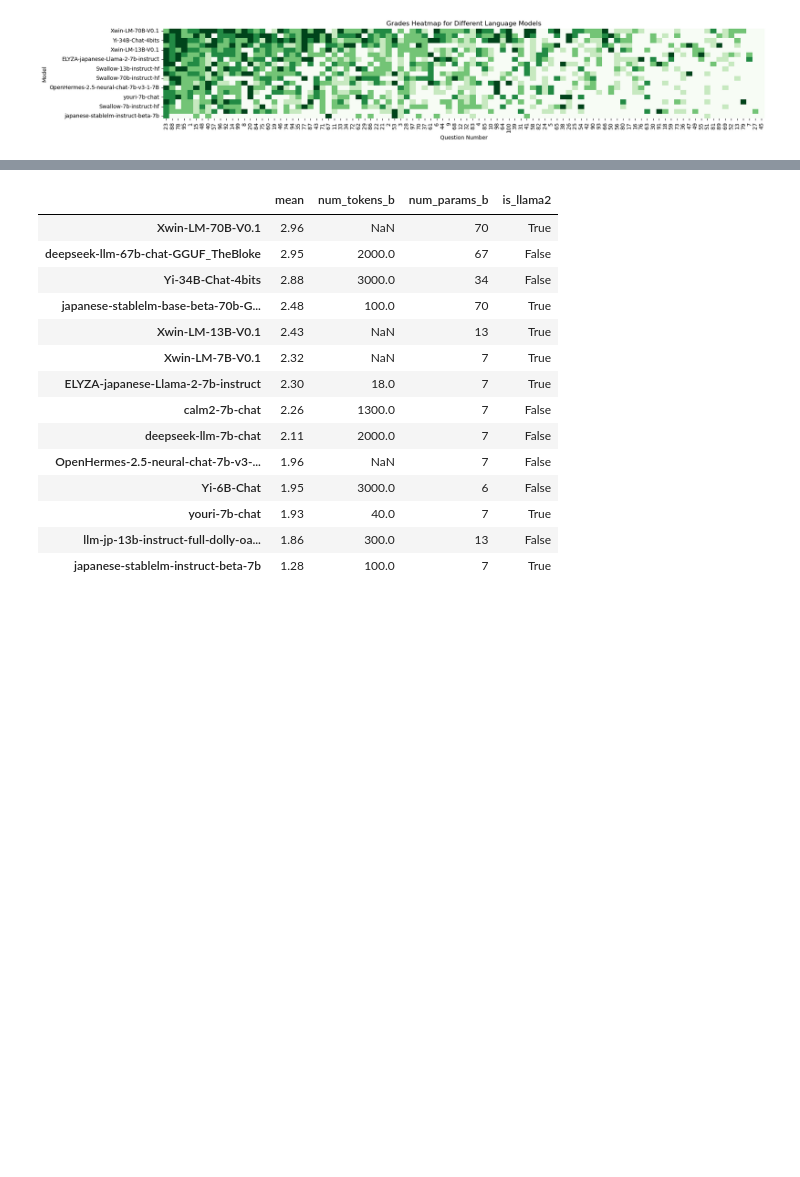
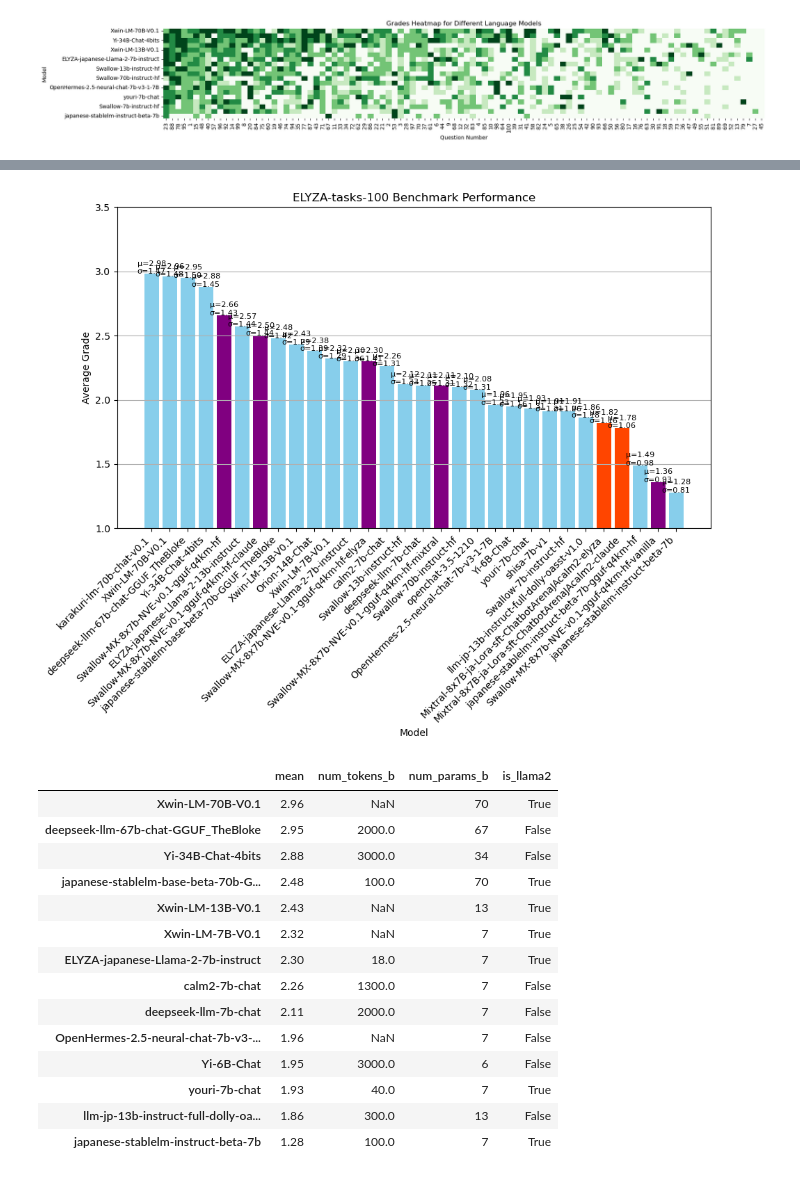
Before and after one commit to Northern-System-Service/gpt4-autoeval, a Jupyter notebook: comparison.ipynb, the cells around one changed output, grey strips where cells are left out. Saved outputs shown, nothing was run; the diff lists cells and outputs as text; code cells hidden in the pictures; blank space fills up the shorter version.

```diff
--- a/comparison.ipynb
+++ b/comparison.ipynb
@@ -489,3 +552,90 @@ NameError: name 'grades_df' is not defined
+# %%
+import pandas as pd
+import matplotlib.pyplot as plt
+from pathlib import Path
+
+# Define the path to the directories containing result.jsonl files
+base_path = Path("assets")
+model_dirs = [
+    base_path / "karakuri-ai" / "karakuri-lm-70b-chat-v0.1",
+    base_path / "Xwin-LM" / "Xwin-LM-70B-V0.1",
+    base_path / "deepseek-ai" / "deepseek-llm-67b-chat-GGUF_TheBloke",
+    base_path / "01-ai" / "Yi-34B-Chat-4bits",
+    base_path / "tokyotech-llm" / "Swallow-MX-8x7b-NVE-v0.1-gguf-q4km-hf",
+    base_path / "elyza" / "ELYZA-japanese-Llama-2-13b-instruct",
+    base_path / "tokyotech-llm" / "Swallow-MX-8x7b-NVE-v0.1-gguf-q4km-hf-claude",
+    base_path / "stabilityai" / "japanese-stablelm-base-beta-70b-GGUF_TheBloke",
+    base_path / "Xwin-LM" / "Xwin-LM-13B-V0.1",
+    base_path / "OrionStarAI" / "Orion-14B-Chat",
+    # base_path / "tokyotech-llm" / "Swallow-MX-8x7b-NVE-v0.1-gguf-q4km-hf-claude-sysml",
+    base_path / "Xwin-LM" / "Xwin-LM-7B-V0.1",
+    base_path / "elyza" / "ELYZA-japanese-Llama-2-7b-instruct",
+    base_path / "tokyotech-llm" / "Swallow-MX-8x7b-NVE-v0.1-gguf-q4km-hf-elyza",
+    base_path / "cyberagent" / "calm2-7b-chat",
+    base_path / "tokyotech-llm" / "Swallow-13b-instruct-hf",
+    base_path / "deepseek-ai" / "deepseek-llm-7b-chat",
+    base_path / "tokyotech-llm" / "Swallow-MX-8x7b-NVE-v0.1-gguf-q4km-hf-mixtral",
+    base_path / "tokyotech-llm" / "Swallow-70b-instruct-hf",
+    base_path / "openchat" / "openchat-3.5-1210",
+    base_path / "Weyaxi" / "OpenHermes-2.5-neural-chat-7b-v3-1-7B",
+    base_path / "01-ai" / "Yi-6B-Chat",
+    base_path / "rinna" / "youri-7b-chat",
+    base_path / "augmxnt" / "shisa-7b-v1",
+    base_path / "tokyotech-llm" / "Swallow-7b-instruct-hf",
+    base_path / "llm-jp" / "llm-jp-13b-instruct-full-dolly-oasst-v1.0",
+    base_path / "aixsatoshi" / "Mixtral-8x7B-ja-Lora-sft-ChatbotArenaJAcalm2-elyza",
+    base_path / "aixsatoshi" / "Mixtral-8x7B-ja-Lora-sft-ChatbotArenaJAcalm2-claude",
+    base_path / "stabilityai" / "japanese-stablelm-instruct-beta-7b-gguf-q4km-hf",
+    base_path / "tokyotech-llm" / "Swallow-MX-8x7b-NVE-v0.1-gguf-q4km-hf-vanilla",
+    base_path / "stabilityai" / "japanese-stablelm-instruct-beta-7b",
+]
+
+# Dictionary to hold the statistical data for each model
+stats_data = {}
+
+# Loop through each directory, read the result.jsonl file and calculate the statistics
+for model_dir in model_dirs:
+    # Construct the file path
+    file_path = model_dir / "result.jsonl"
+
+    # Read the file
+    df = pd.read_json(file_path, lines=True)
+
+    # Calculate statistics
+    mean_grade = df['grade'].mean()
+    std_dev = df['grade'].std()
+    median_grade = df['grade'].median()
+    min_grade = df['grade'].min()
+    max_grade = df['grade'].max()
+    count = df['grade'].count()
+
+    # Extract the model name and store the statistics
+    model_name = model_dir.parts[-1]
+    stats_data[model_name] = [mean_grade, std_dev, median_grade, min_grade, max_grade, count]
+
+# Creating a bar chart with additional statistical data
+plt.figure(figsize=(11, 6))
+
+for i, (model, stats) in enumerate(stats_data.items()):
+    if "chatbotarena" in model.lower():
+        bar_color = 'orangered'
+    elif "swallow-mx" in model.lower():
+        bar_color = 'purple'
+    else:
+        bar_color = 'skyblue'
+
+    plt.bar(model, stats[0], capsize=5, color=bar_color)    #plt.text(i, stats[0], f"μ={stats[0]:.2f}\nσ={stats[1]:.2f}\nMed={stats[2]:.2f}\nMin={stats[3]}\nMax={stats[4]}\nN={stats[5]}", ha='center')
+    plt.text(i, stats[0], f"μ={stats[0]:.2f}\nσ={stats[1]:.2f}", ha='center', fontsize=8)
+
+plt.xlabel('Model')
+plt.ylabel('Average Grade')
+plt.title('ELYZA-tasks-100 Benchmark Performance')
+plt.xticks(rotation=45, ha='right')
+plt.ylim(1, 3.5)
+plt.grid(axis="y")
+plt.show()
+# %% [output]
+[figure, added]
 # %%
 import pandas as pd
 import matplotlib.pyplot as plt
```
Also changed, not shown: parts of 9 cells of this notebook, 5 other files.
